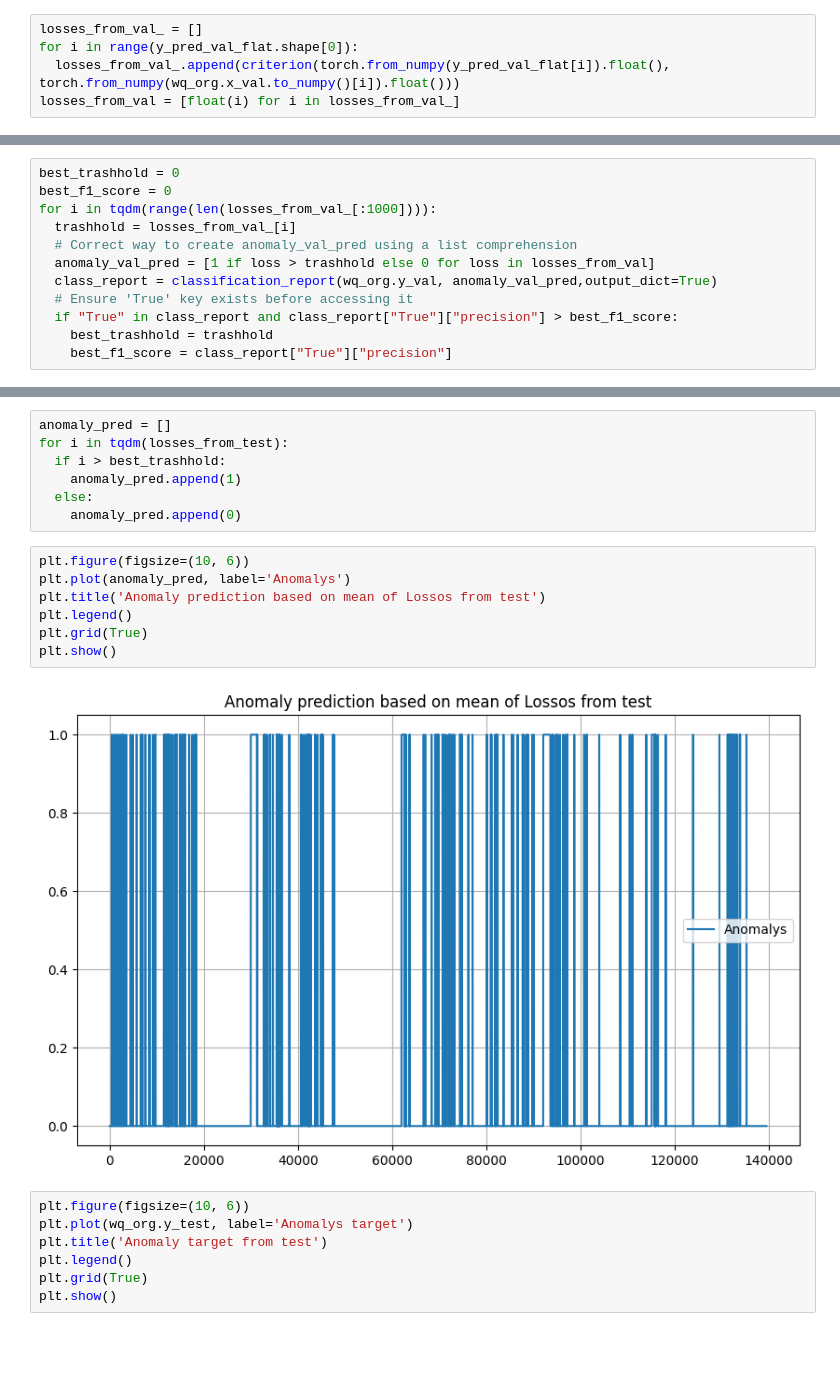
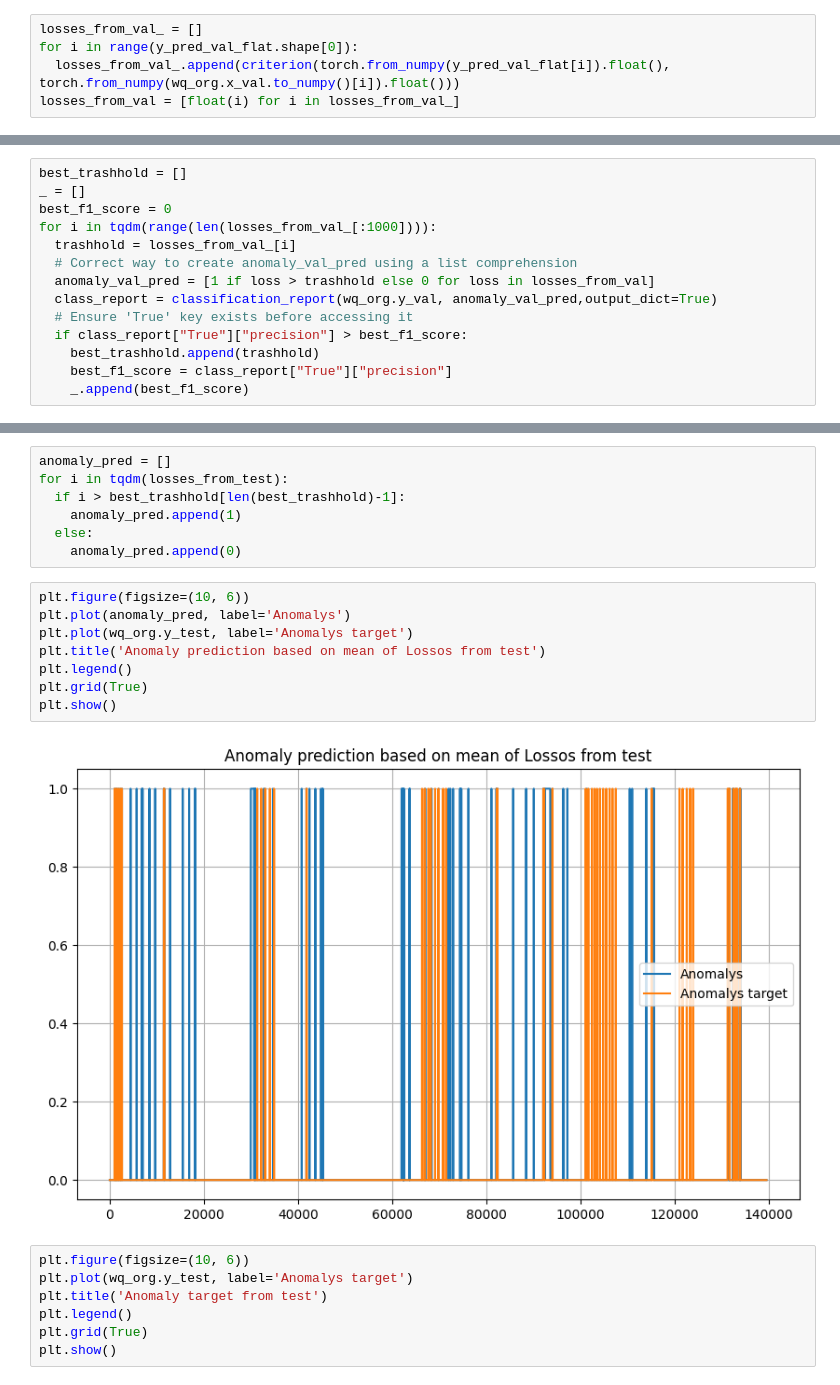
Before and after one commit to Afonso-Leal/unsupervised_water_quality_prediction, a Jupyter notebook: notebook_autoencoder_waterproblem_denseNN.ipynb, the cells around one changed output, grey strips where cells are left out. Saved outputs shown, nothing was run; the diff lists cells and outputs as text; blank space fills up the shorter version.

```diff
--- a/notebook_autoencoder_waterproblem_denseNN.ipynb
+++ b/notebook_autoencoder_waterproblem_denseNN.ipynb
@@ -217,5 +221,6 @@ losses_from_val = [float(i) for i in losses_from_val_]
 # %%
-best_trashhold = 0
+best_trashhold = []
+_ = []
 best_f1_score = 0
 for i in tqdm(range(len(losses_from_val_[:1000]))):
   trashhold = losses_from_val_[i]
@@ -223,6 +228,7 @@ for i in tqdm(range(len(losses_from_val_[:1000]))):
   anomaly_val_pred = [1 if loss > trashhold else 0 for loss in losses_from_val]
   class_report = classification_report(wq_org.y_val, anomaly_val_pred,output_dict=True)
   # Ensure 'True' key exists before accessing it
-  if "True" in class_report and class_report["True"]["precision"] > best_f1_score:
-    best_trashhold = trashhold
+  if class_report["True"]["precision"] > best_f1_score:
+    best_trashhold.append(trashhold)
     best_f1_score = class_report["True"]["precision"]
+    _.append(best_f1_score)
@@ -229,19 +253,20 @@ for i in tqdm(range(len(losses_from_val_[:1000]))):
 # %%
 anomaly_pred = []
 for i in tqdm(losses_from_test):
-  if i > best_trashhold:
+  if i > best_trashhold[len(best_trashhold)-1]:
     anomaly_pred.append(1)
   else:
     anomaly_pred.append(0)
 # %%
 plt.figure(figsize=(10, 6))
 plt.plot(anomaly_pred, label='Anomalys')
+plt.plot(wq_org.y_test, label='Anomalys target')
 plt.title('Anomaly prediction based on mean of Lossos from test')
 plt.legend()
 plt.grid(True)
 plt.show()
 # %% [output]
-[figure, old version]
+[figure, new version]
 # %%
 plt.figure(figsize=(10, 6))
 plt.plot(wq_org.y_test, label='Anomalys target')
```
Also changed, not shown: parts of 10 cells of this notebook.
